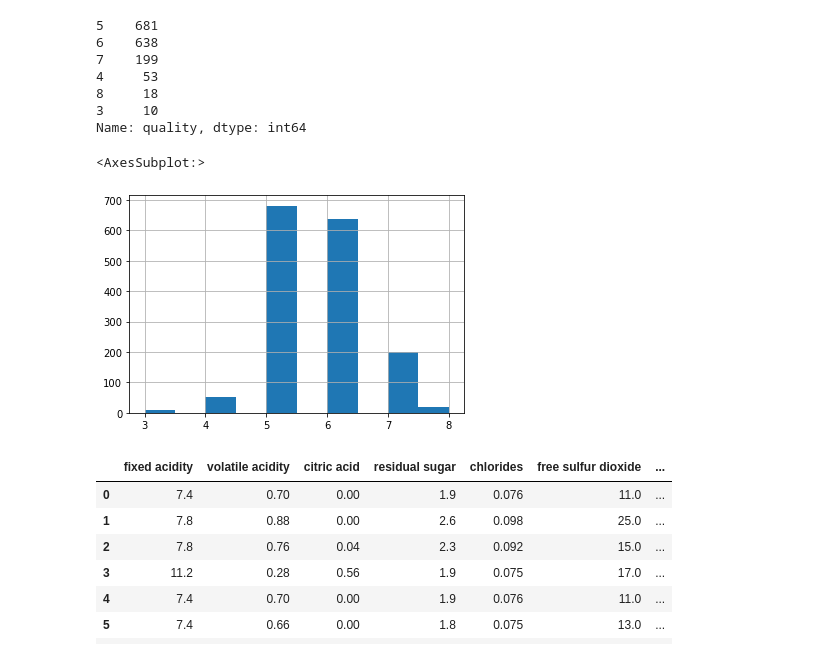
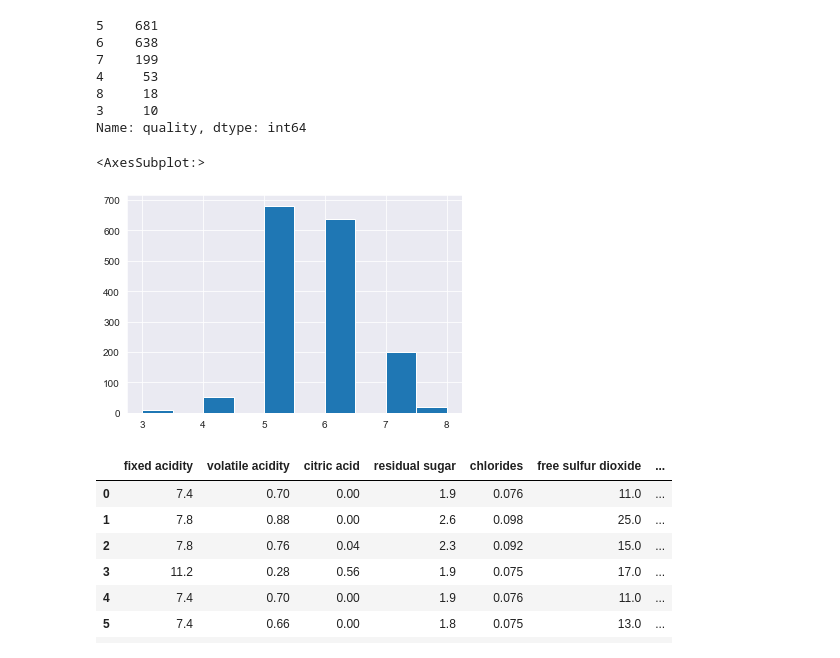
Before and after one commit to Mbutler22/Wine-Physiochemical-Analysis, a Jupyter notebook: red_wine.ipynb, the cells around one changed output. Saved outputs shown, nothing was run; the diff lists cells and outputs as text; code cells hidden in the pictures.

```diff
--- a/red_wine.ipynb
+++ b/red_wine.ipynb
@@ -55,10 +55,11 @@ red_df.quality.value_counts()
 3     10
 Name: quality, dtype: int64
 # %%
+sns.set_style('darkgrid')
 red_df.quality.hist()
 # %% [output]
 <AxesSubplot:>
-[figure, old version]
+[figure, new version]
 # %%
 # poor quality = 0, good quality = 1
 red_df['quality'] = red_df['quality'].apply(lambda qual: 1 if qual>=6 else 0)
```
Also changed, not shown: parts of 10 cells of this notebook, 5 other files.
